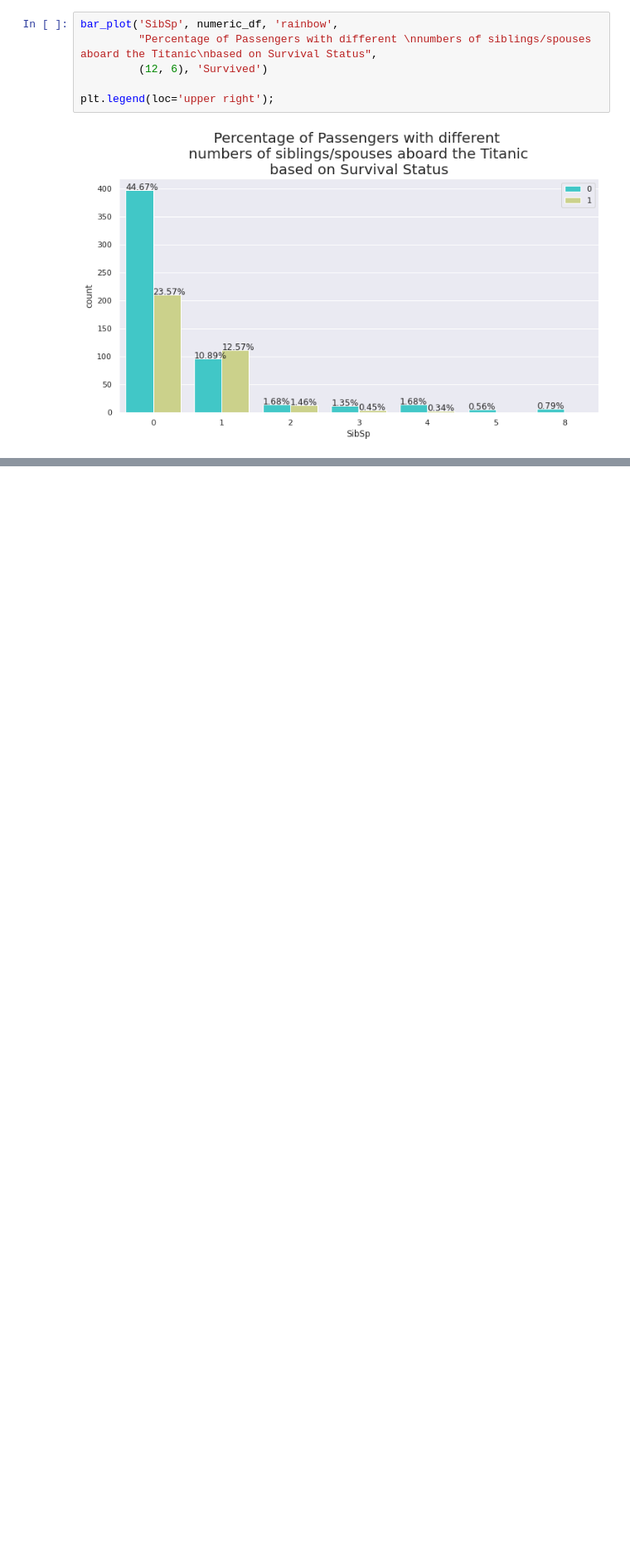
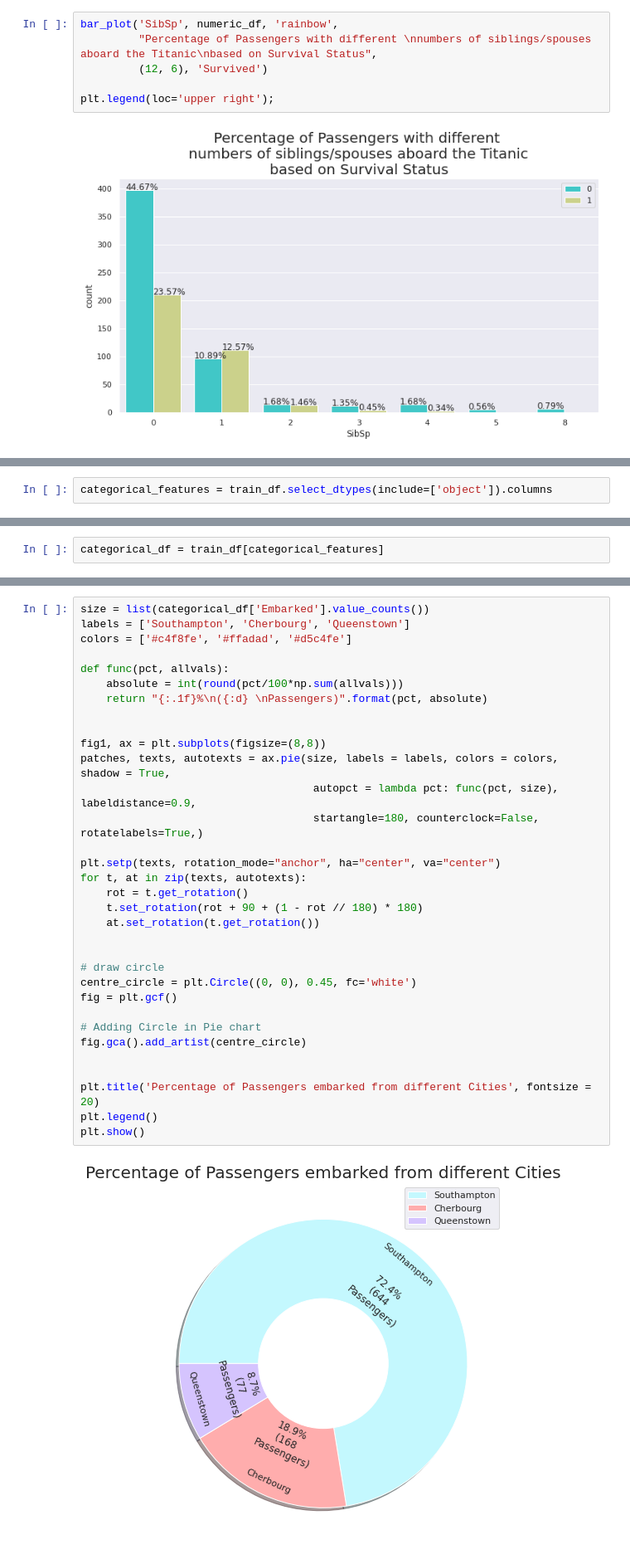
Before and after one commit to SatyaRay003/Titanic-Survival-Prediction, a Jupyter notebook: Titanic_EDA.ipynb, the cells around one changed output, grey strips where cells are left out. Shown at 83% size. Drawn from its saved outputs; the diff is of its cells as text; blank space fills up the shorter version.

Commit message:
Added EDA of Categorical Features

```diff
--- a/Titanic_EDA.ipynb
+++ b/Titanic_EDA.ipynb
@@ -334,0 +349,2 @@ plt.legend(loc='upper right');
+# %%
+categorical_features = train_df.select_dtypes(include=['object']).columns
@@ -334,0 +355,2 @@ plt.legend(loc='upper right');
+# %%
+categorical_df = train_df[categorical_features]
@@ -334,0 +368,35 @@ plt.legend(loc='upper right');
+# %%
+size = list(categorical_df['Embarked'].value_counts())
+labels = ['Southampton', 'Cherbourg', 'Queenstown']
+colors = ['#c4f8fe', '#ffadad', '#d5c4fe']
+
+def func(pct, allvals):
+    absolute = int(round(pct/100*np.sum(allvals)))
+    return "{:.1f}%\n({:d} \nPassengers)".format(pct, absolute)
+
+
+fig1, ax = plt.subplots(figsize=(8,8))
+patches, texts, autotexts = ax.pie(size, labels = labels, colors = colors, shadow = True,
+                                    autopct = lambda pct: func(pct, size), labeldistance=0.9,
+                                    startangle=180, counterclock=False, rotatelabels=True,)
+
+plt.setp(texts, rotation_mode="anchor", ha="center", va="center")
+for t, at in zip(texts, autotexts):
+    rot = t.get_rotation()
+    t.set_rotation(rot + 90 + (1 - rot // 180) * 180)
+    at.set_rotation(t.get_rotation())
+
+
+# draw circle
+centre_circle = plt.Circle((0, 0), 0.45, fc='white')
+fig = plt.gcf()
+
+# Adding Circle in Pie chart
+fig.gca().add_artist(centre_circle)
+
+
+plt.title('Percentage of Passengers embarked from different Cities', fontsize = 20)
+plt.legend()
+plt.show()
+# %% [output]
+[figure, added]
```
Also changed, not shown: parts of 16 cells of this notebook.
